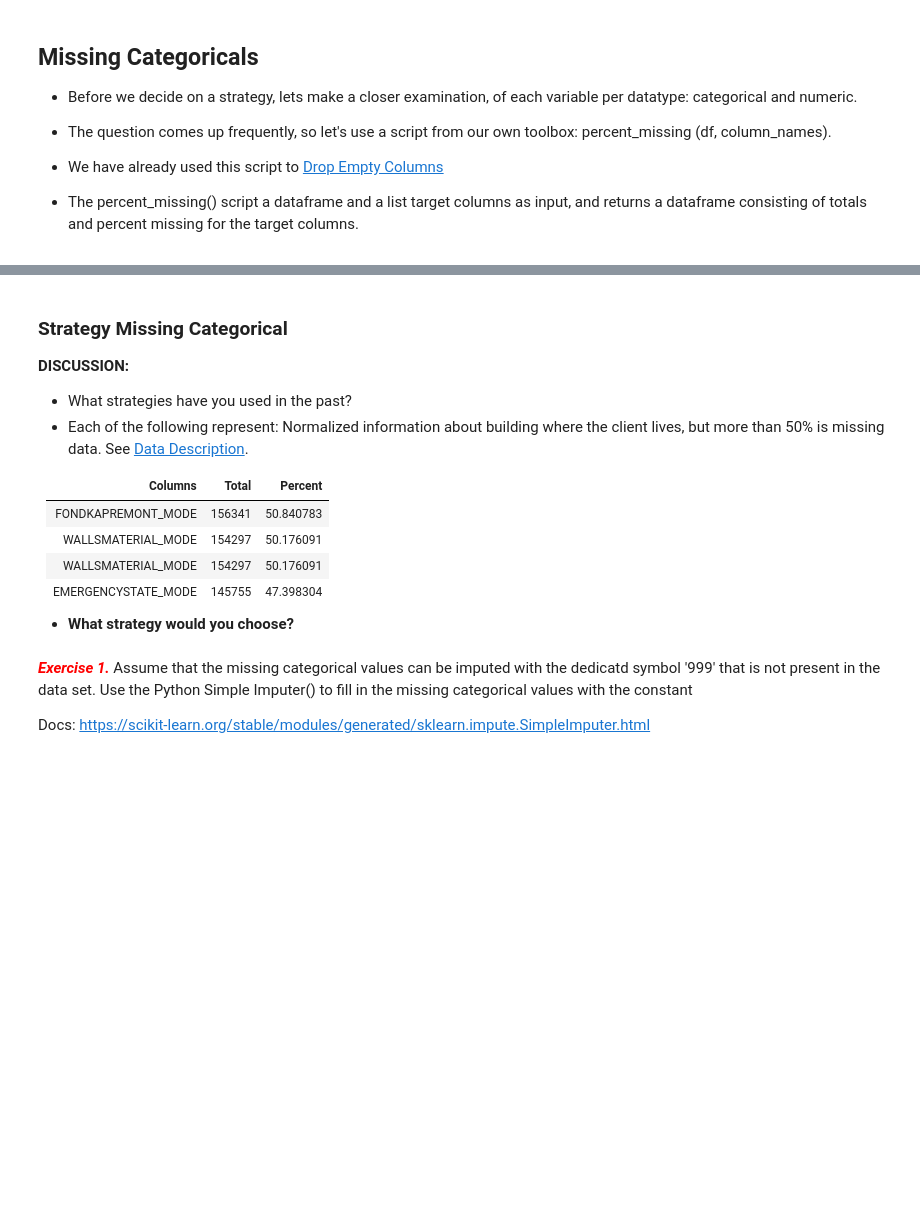
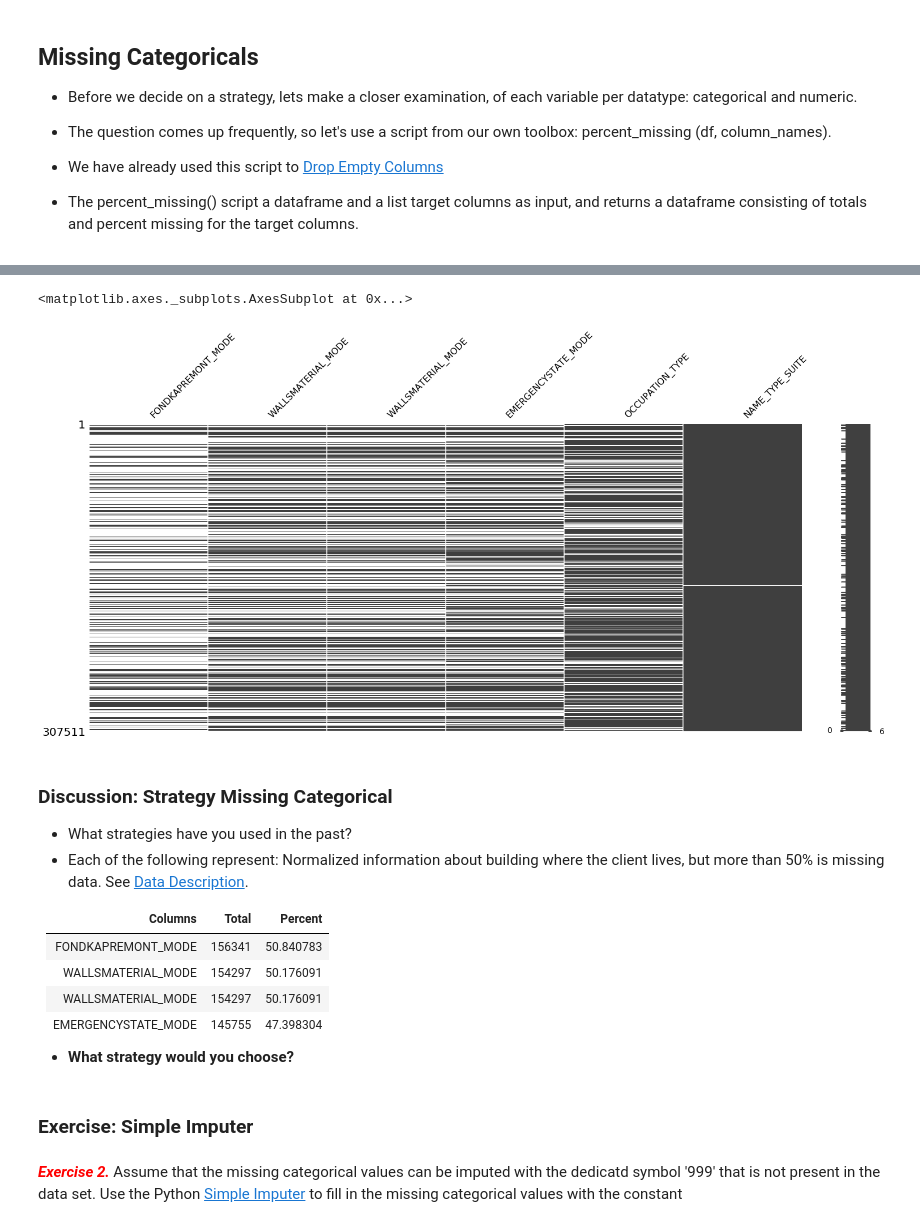
Before and after one commit to chalendony/data-prep-visualization, a Jupyter notebook: Data Preparation and Visualization.ipynb, the cells around one changed output, grey strips where cells are left out. Saved outputs shown, nothing was run; the diff lists cells and outputs as text; code cells hidden in the pictures; blank space fills up the shorter version.

Commit message:
missing missingno

```diff
--- a/Data Preparation and Visualization.ipynb
+++ b/Data Preparation and Visualization.ipynb
@@ -358,7 +352,15 @@ STATUS      0           0.0
+# %%
+table = 'application_train'
+df = frames[table].loc[:,['FONDKAPREMONT_MODE','WALLSMATERIAL_MODE','WALLSMATERIAL_MODE',
+                          'EMERGENCYSTATE_MODE', 'OCCUPATION_TYPE', 'NAME_TYPE_SUITE']]
+
+msno.matrix(df)
+# %% [output]
+<matplotlib.axes._subplots.AxesSubplot at 0x...>
+[figure, added]
 # %% [markdown]
-### Strategy Missing Categorical
+### Discussion: Strategy Missing Categorical
 
-__DISCUSSION:__
 
 * What strategies have you used in the past?
 * Each of the following represent: Normalized information about building where the client lives, but more than 50% is missing data. See [Data Description](data/HomeCredit_columns_description.txt).
@@ -372,7 +374,7 @@ __DISCUSSION:__
 |EMERGENCYSTATE_MODE|145755|47.398304
 
 * __What strategy would you choose?__
+# %% [markdown]
+### Exercise: Simple Imputer
 # %% [markdown]
-___<font color=red> Exercise 1.</font>___ Assume that the missing categorical values can be imputed with the dedicatd symbol '999' that is not present in the data set. Use the Python Simple Imputer() to fill in the missing categorical values with the constant
-
-Docs: https://scikit-learn.org/stable/modules/generated/sklearn.impute.SimpleImputer.html
+___<font color=red> Exercise 2.</font>___ Assume that the missing categorical values can be imputed with the dedicatd symbol '999' that is not present in the data set. Use the Python [Simple Imputer](https://scikit-learn.org/stable/modules/generated/sklearn.impute.SimpleImputer.html#sklearn.impute.SimpleImputer.transform) to fill in the missing categorical values with the constant
```
Also changed, not shown: parts of 11 cells of this notebook, 1 other file.
